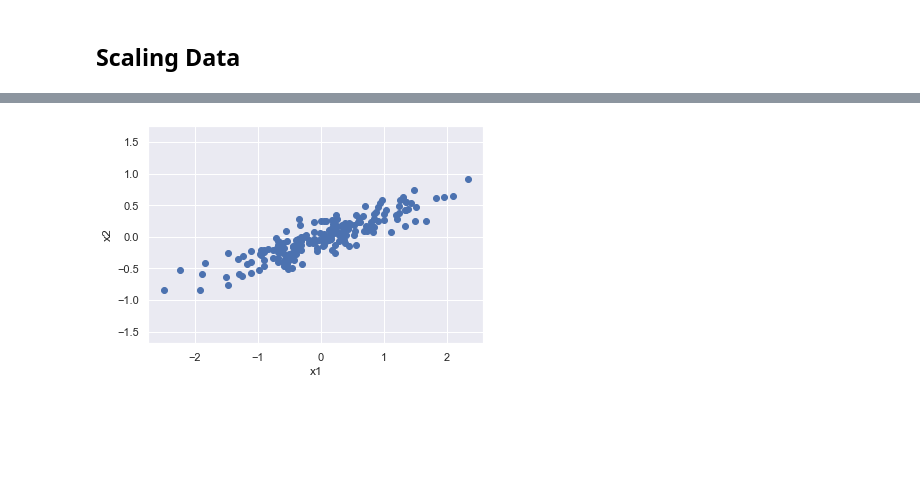
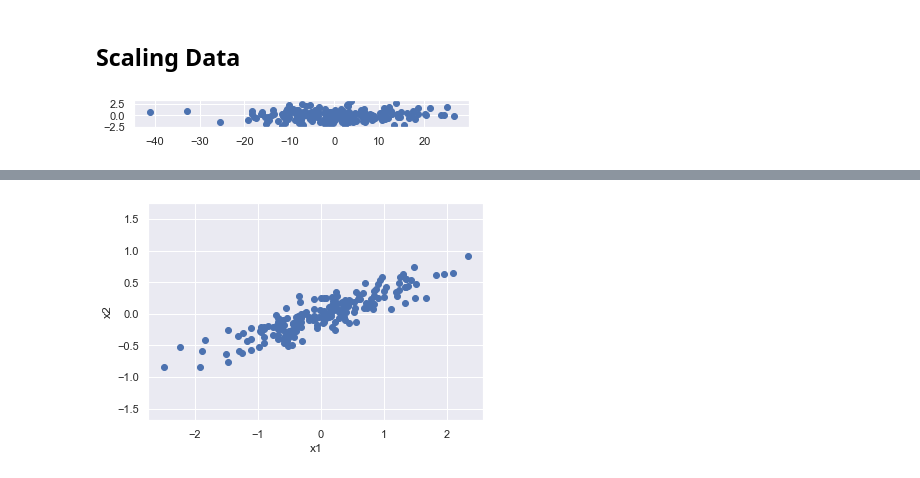
Before and after one commit to mikev6/UMBC_Data601, a Jupyter notebook: week-10/PCA/Principal-Component-Analysis.ipynb, the cells around one changed output, grey strips where cells are left out. Saved outputs shown, nothing was run; the diff lists cells and outputs as text; code cells hidden in the pictures; blank space fills up the shorter version.

```diff
--- a/week-10/PCA/Principal-Component-Analysis.ipynb
+++ b/week-10/PCA/Principal-Component-Analysis.ipynb
@@ -61,0 +58,9 @@ import seaborn as sns; sns.set()
+# %%
+# %load -r  33-37 supplement.py
+rng = np.random.RandomState(2)
+X = rng.multivariate_normal(mean = [0,0], cov = [[100, 0.1], [0.1, 1]], size = 200)
+plt.scatter(X[:, 0], X[:, 1] )
+plt.axis('scaled')
+plt.draw()
+# %% [output]
+[figure, added]
```
Also changed, not shown: parts of 19 cells of this notebook, 1 other file.
